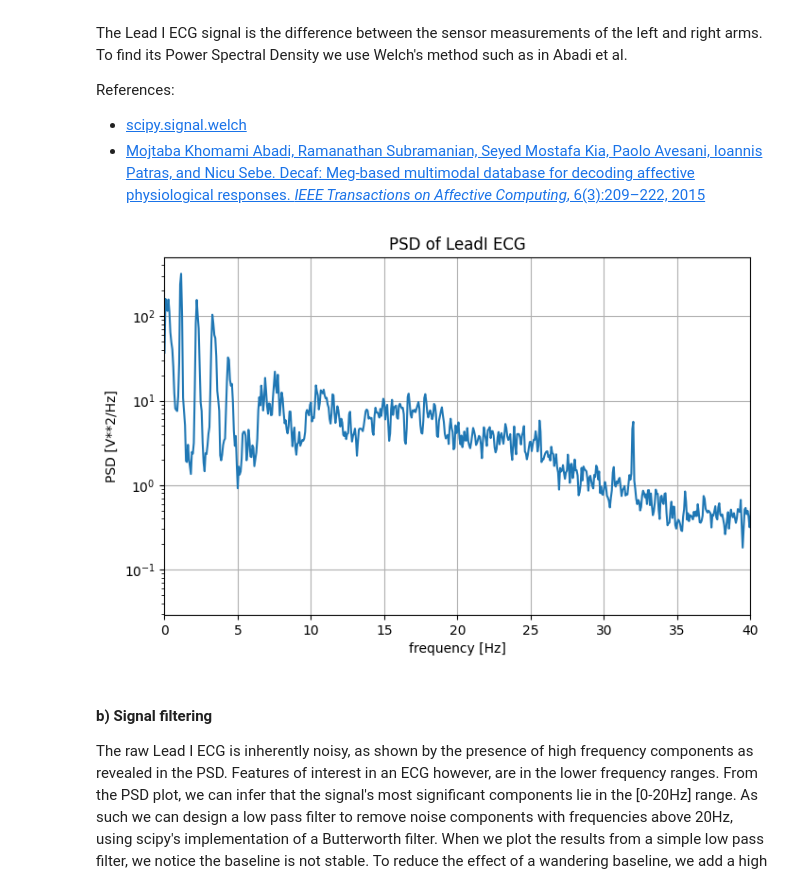
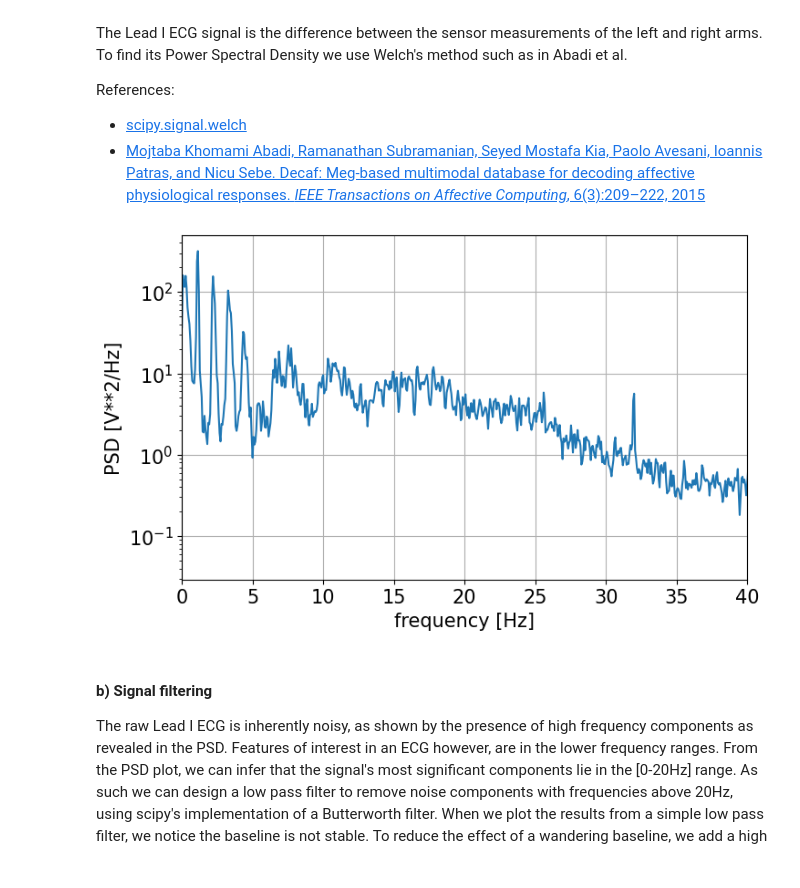
Before and after one commit to massimoalbarello/ubi-comp, a Jupyter notebook: project_2/project_2.ipynb, the cells around one changed output. Drawn from its saved outputs; the diff is of its cells as text; code cells hidden in the pictures.

Commit message:
Bigger fonts

```diff
--- a/project_2/project_2.ipynb
+++ b/project_2/project_2.ipynb
@@ -38,29 +38,30 @@ References:
 # %%
 # Get data for the first patient
 with open("ex2_recordings/participant_01.pkl", "rb") as f:
     particiapnt_01_data = pickle.load(f)
 
 # Extract sampling frequency of ECG
 ECG_freq = particiapnt_01_data["FS_ECG"]
 
 # Extract Lead I ECG (left_hand - right hand) signal of the first participant watching clip 1
 raw_ECG_p1 = np.array(particiapnt_01_data["recordings"][1]["ECG"])
 
 lead1_ecg_p1= np.array(raw_ECG_p1[:,1]-raw_ECG_p1[:,2])
 
 # Parameters for calculating the PSD
 # From [1] in exercise handout: Welch method using window length of 15xsr overlap 10xsr where sr denotes sampling rate
 f, Pxx_den = signal.welch(x=lead1_ecg_p1, fs= ECG_freq, nperseg = 15*ECG_freq, noverlap= 10*ECG_freq, scaling='density', average='mean')
 
 plt.semilogy(f, Pxx_den)
 plt.xlim(0,40)
 plt.xlabel('frequency [Hz]')
 plt.ylabel('PSD [V**2/Hz]')
-plt.title('PSD of LeadI ECG')
+plt.rcParams.update({'font.size': 15})
+# plt.title('PSD of LeadI ECG')
 plt.grid(True)
 plt.show()
 # %% [output]
-[figure, old version]
+[figure, new version]
 # %% [markdown]
 #### b) Signal filtering
 
```
Also changed, not shown: parts of 8 cells of this notebook.
